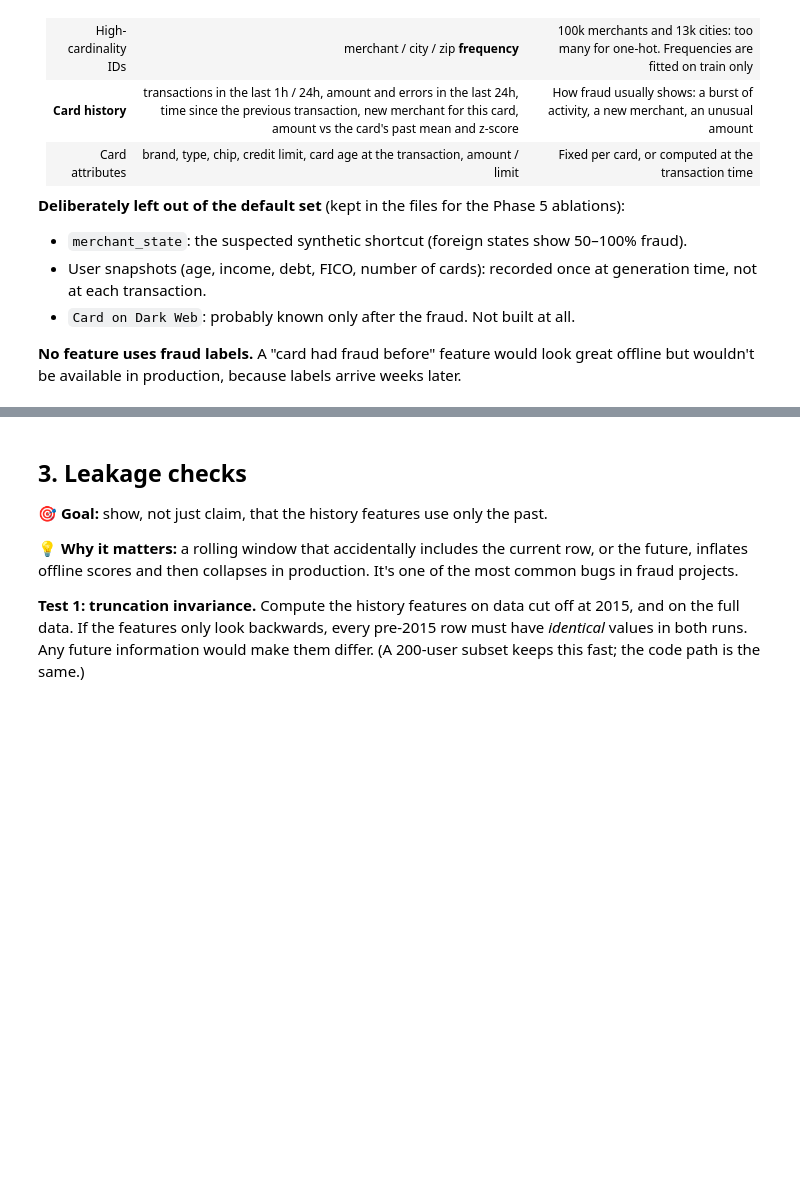
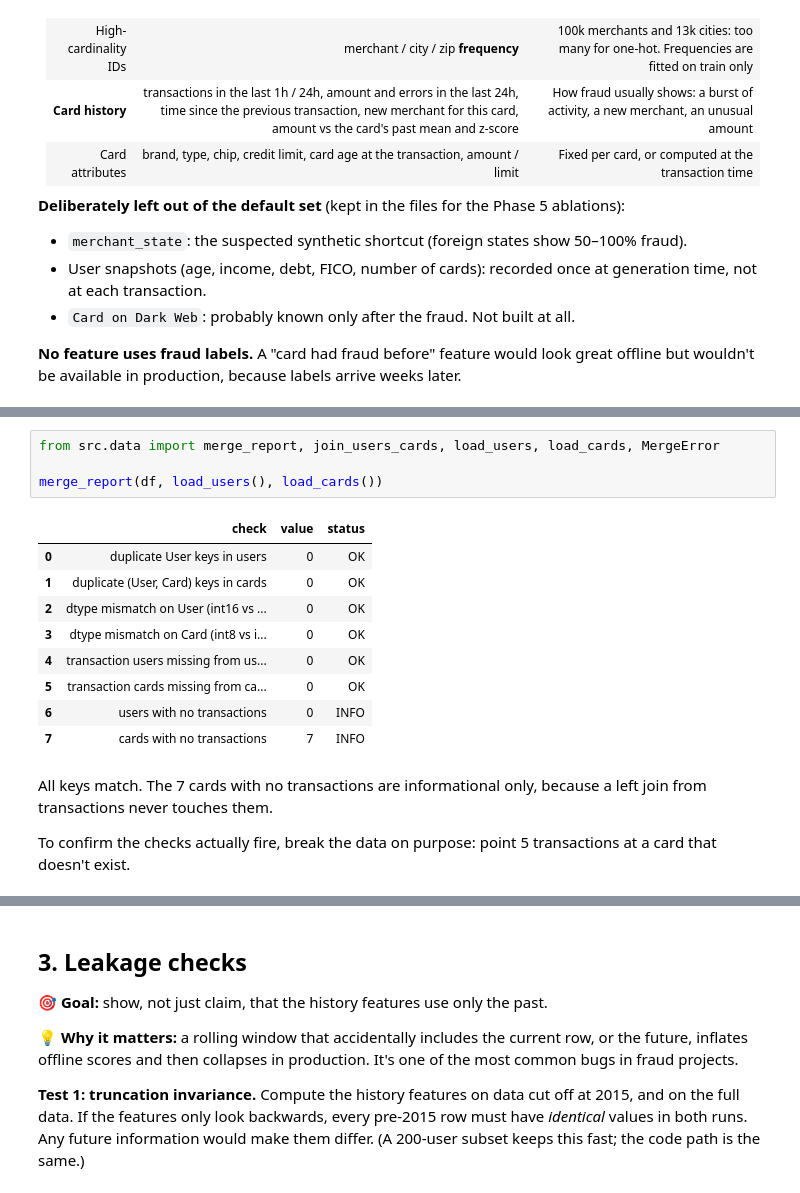
Before and after one commit to KarenEmad-1/ibm-credit-card-fraud-detection, a Jupyter notebook: notebooks/02_features_split.ipynb, the cells around one changed output, grey strips where cells are left out. Drawn from its saved outputs; the diff is of its cells as text; blank space fills up the shorter version.

```diff
--- a/notebooks/02_features_split.ipynb
+++ b/notebooks/02_features_split.ipynb
@@ -128,0 +142,18 @@ summary
+# %%
+from src.data import merge_report, join_users_cards, load_users, load_cards, MergeError
+
+merge_report(df, load_users(), load_cards())
+# %% [output]
+|  | check | value | status |
+| 0 | duplicate User keys in users | 0 | OK |
+| 1 | duplicate (User, Card) keys in cards | 0 | OK |
+| 2 | dtype mismatch on User (int16 vs ... | 0 | OK |
+| 3 | dtype mismatch on Card (int8 vs i... | 0 | OK |
+| 4 | transaction users missing from us... | 0 | OK |
+| 5 | transaction cards missing from ca... | 0 | OK |
+| 6 | users with no transactions | 0 | INFO |
+| 7 | cards with no transactions | 7 | INFO |
+# %% [markdown]
+All keys match. The 7 cards with no transactions are informational only, because a left join from transactions never touches them.
+
+To confirm the checks actually fire, break the data on purpose: point 5 transactions at a card that doesn't exist.
```
Also changed, not shown: parts of 5 cells of this notebook, 8 other files.
